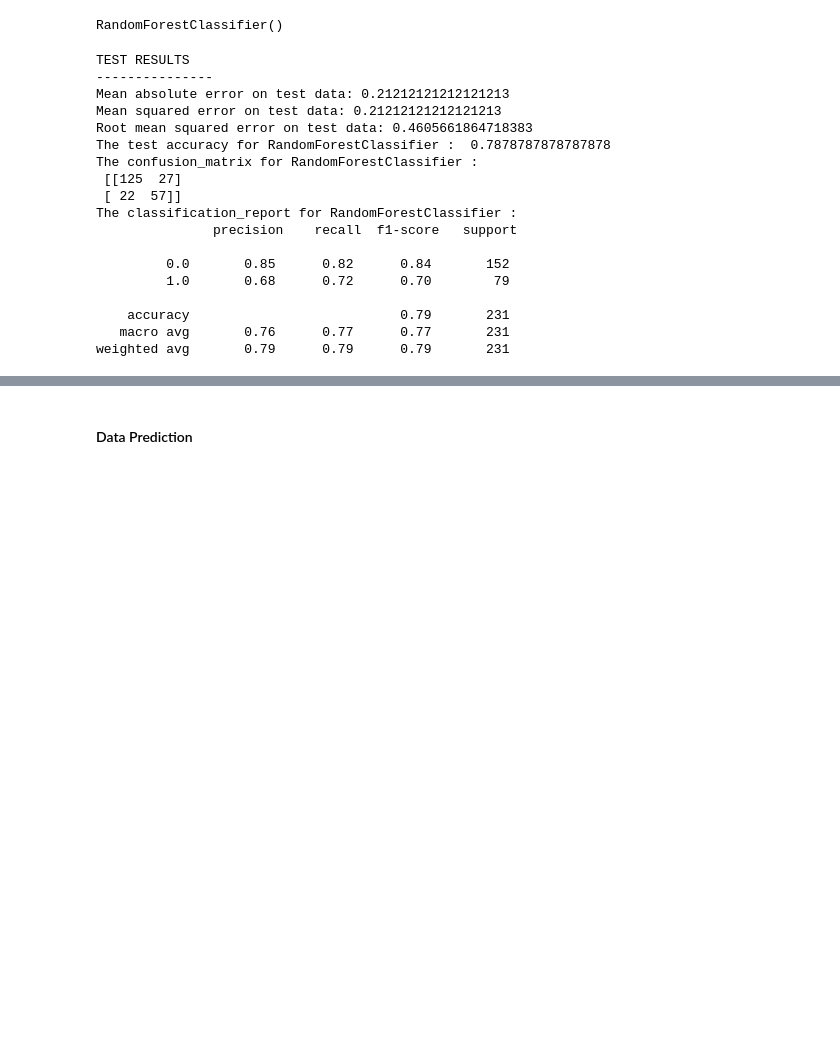
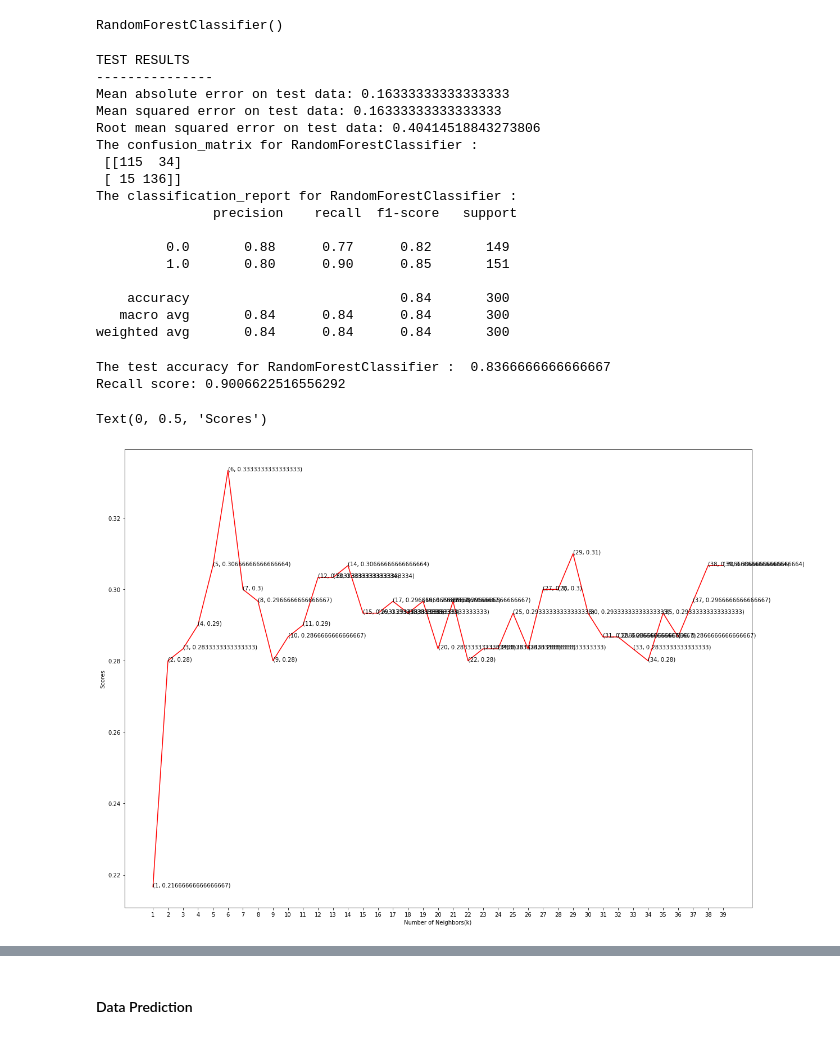
Before and after one commit to SreedeviSagar/health_care_diabetes, a Jupyter notebook: health care-deployment.ipynb, the cells around one changed output, grey strips where cells are left out. Cells and saved outputs as stored; diff of their text form; code cells hidden in the pictures; blank space fills up the shorter version.

```diff
--- a/health care-deployment.ipynb
+++ b/health care-deployment.ipynb
@@ -249,0 +271,2 @@ target=df_dataset['Outcome']
+# %%
+X,y=os.fit_resample(features,target)
@@ -250,5 +283,5 @@ target=df_dataset['Outcome']
 # %%
-X_train,X_test,y_train,y_test=train_test_split(features,target,train_size=0.7,random_state=4)
+X_train,X_test,y_train,y_test=train_test_split(X,y,train_size=0.7,random_state=42)
 # %%
 rf_classifier = RandomForestClassifier()
 # %%
@@ -263,25 +296,47 @@ print("---------------")
 print("Mean absolute error on test data:",mean_absolute_error(y_pred,y_test))
 print("Mean squared error on test data:",mean_squared_error(y_pred,y_test))
 print("Root mean squared error on test data:",np.sqrt(mean_squared_error(y_pred,y_test)))
-print("The test accuracy for RandomForestClassifier : ",accuracy_score(y_test,y_pred))
 print("The confusion_matrix for RandomForestClassifier : \n",confusion_matrix(y_test, y_pred))
 print("The classification_report for RandomForestClassifier : \n",classification_report(y_test, y_pred))
 # %% [output]
 TEST RESULTS
 ---------------
-Mean absolute error on test data: 0.21212121212121213
-Mean squared error on test data: 0.21212121212121213
-Root mean squared error on test data: 0.4605661864718383
-The test accuracy for RandomForestClassifier :  0.7878787878787878
+Mean absolute error on test data: 0.16333333333333333
+Mean squared error on test data: 0.16333333333333333
+Root mean squared error on test data: 0.40414518843273806
 The confusion_matrix for RandomForestClassifier :
- [[125  27]
- [ 22  57]]
+ [[115  34]
+ [ 15 136]]
 The classification_report for RandomForestClassifier :
                precision    recall  f1-score   support
 
-         0.0       0.85      0.82      0.84       152
-         1.0       0.68      0.72      0.70        79
+         0.0       0.88      0.77      0.82       149
+         1.0       0.80      0.90      0.85       151
 
-    accuracy                           0.79       231
-   macro avg       0.76      0.77      0.77       231
-weighted avg       0.79      0.79      0.79       231
+    accuracy                           0.84       300
+   macro avg       0.84      0.84      0.84       300
+weighted avg       0.84      0.84      0.84       300
+# %%
+print("The test accuracy for RandomForestClassifier : ",accuracy_score(y_test,y_pred))
+print("Recall score:",recall_score(y_test,y_pred))
+# %% [output]
+The test accuracy for RandomForestClassifier :  0.8366666666666667
+Recall score: 0.9006622516556292
+# %%
+error_rate=[]
+for k in range(1,40):
+    knn_classifier=KNeighborsClassifier(n_neighbors=k)
+    knn_classifier.fit(X_train, y_train)
+    predicted_knn=knn_classifier.predict(X_test)
+    error_rate.append(np.mean(predicted_knn!=y_test))
+# %%
+plt.figure(figsize=(20,15))
+plt.plot([k for k in range(1,40)],error_rate,color='red')
+for i in range(1,40):
+    plt.text(i,error_rate[i-1],(i,error_rate[i-1]))
+plt.xticks([i for i in range(1,40)])
+plt.xlabel('Number of Neighbors(k)')
+plt.ylabel('Scores')
+# %% [output]
+Text(0, 0.5, 'Scores')
+[figure, added]
```
Also changed, not shown: parts of 37 cells of this notebook, 1 other file.
